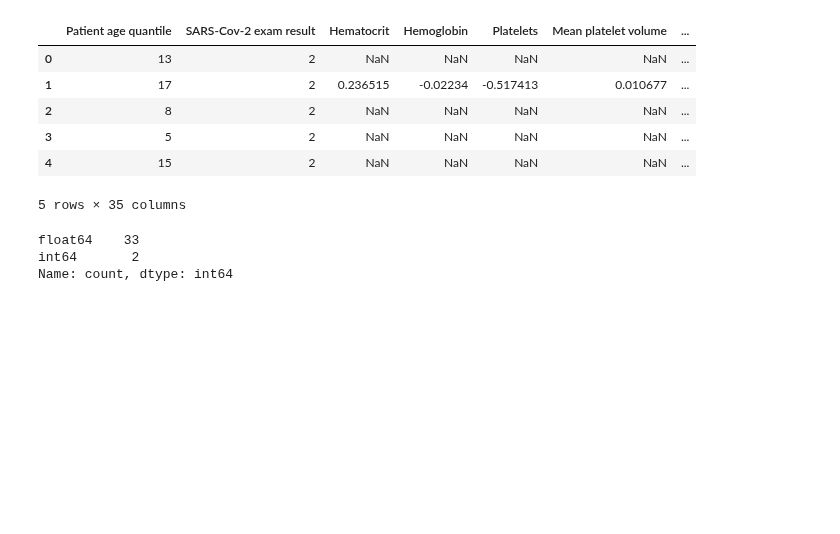
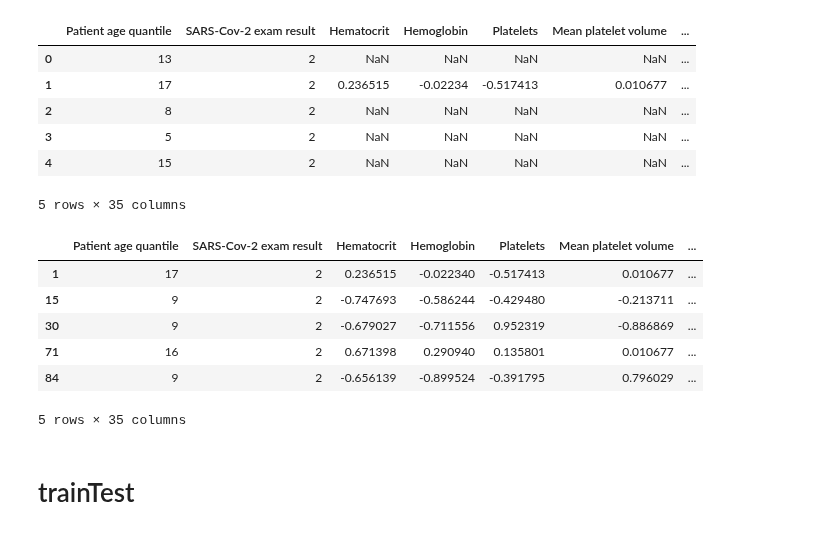
Before and after one commit to DST-NDIAYE/COVID-19, a Jupyter notebook: projet-covid.ipynb, the cells around one changed output. Cells and saved outputs as stored; diff of their text form; code cells hidden in the pictures; blank space fills up the shorter version.

```diff
--- a/projet-covid.ipynb
+++ b/projet-covid.ipynb
@@ -264,3 +257,0 @@ code =  {
-# %%
-for col in df.select_dtypes('object'):
-    df[col] = df[col].map(code)
@@ -274,9 +274,16 @@ df.head()
 | 3 | 5 | 2 | NaN | NaN | NaN | NaN | ... |
 | 4 | 15 | 2 | NaN | NaN | NaN | NaN | ... |
 5 rows × 35 columns
-# %%
-df.dtypes.value_counts()
-# %% [output]
-float64    33
-int64       2
-Name: count, dtype: int64
+# %%
+my_new_data= df.dropna(axis=0)
+my_new_data.head()
+# %% [output]
+|  | Patient age quantile | SARS-Cov-2 exam result | Hematocrit | Hemoglobin | Platelets | Mean platelet volume | ... |
+| 1 | 17 | 2 | 0.236515 | -0.022340 | -0.517413 | 0.010677 | ... |
+| 15 | 9 | 2 | -0.747693 | -0.586244 | -0.429480 | -0.213711 | ... |
+| 30 | 9 | 2 | -0.679027 | -0.711556 | 0.952319 | -0.886869 | ... |
+| 71 | 16 | 2 | 0.671398 | 0.290940 | 0.135801 | 0.010677 | ... |
+| 84 | 9 | 2 | -0.656139 | -0.899524 | -0.391795 | 0.796029 | ... |
+5 rows × 35 columns
+# %% [markdown]
+# trainTest
```
Also changed, not shown: parts of 8 cells of this notebook.
